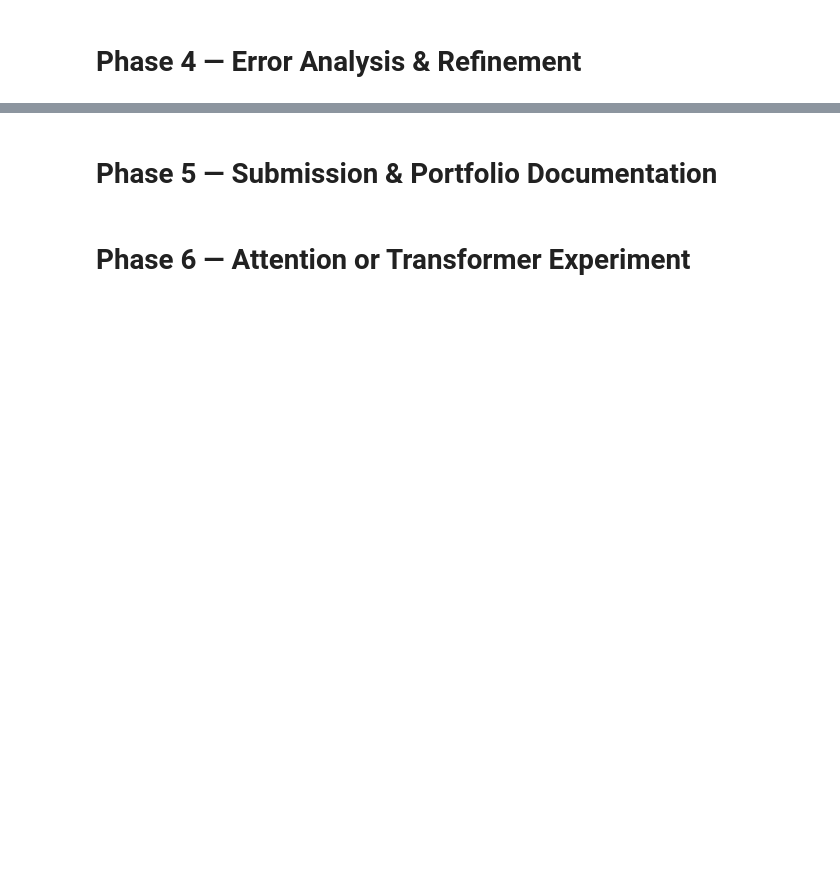
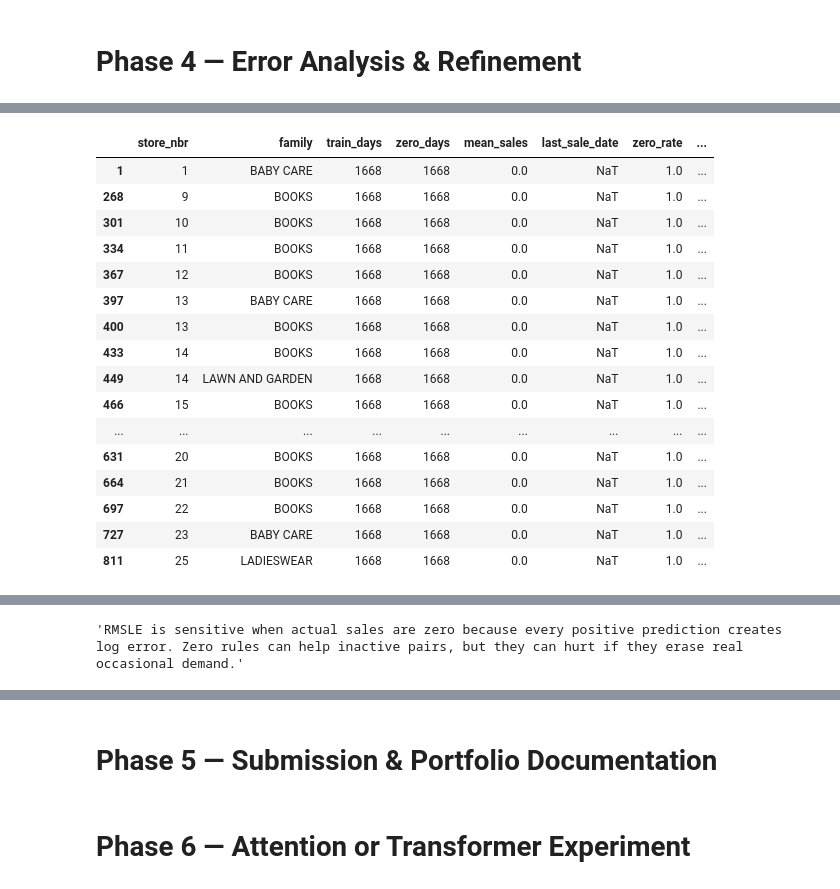
Before and after one commit to mutassimalzeem/store-sales-time-series-forecasting, a Jupyter notebook: notebooks/analysis.ipynb, the cells around one changed output, grey strips where cells are left out. Cells and saved outputs as stored; diff of their text form; code cells hidden in the pictures; blank space fills up the shorter version.

```diff
--- a/notebooks/analysis.ipynb
+++ b/notebooks/analysis.ipynb
@@ -2868,0 +3257,78 @@ selected_model_summary
+# %%
+zero_history = holdout_train_features.assign(
+    nonzero_sale_date=lambda df: df["date"].where(df["sales"].gt(0))
+)
+zero_profile = zero_history.groupby(["store_nbr", "family"], as_index=False).agg(
+    train_days=("sales", "size"),
+    zero_days=("sales", lambda values: int((values == 0).sum())),
+    mean_sales=("sales", "mean"),
+    last_sale_date=("nonzero_sale_date", "max"),
+)
+zero_profile["zero_rate"] = zero_profile["zero_days"] / zero_profile["train_days"]
+zero_profile["days_since_last_sale"] = (validation_start_date - zero_profile["last_sale_date"]).dt.days
+zero_profile["zero_sales_segment"] = np.select(
+    [
+        zero_profile["zero_rate"].ge(0.98) & zero_profile["days_since_last_sale"].fillna(9999).ge(90),
+        zero_profile["zero_rate"].ge(0.75),
+    ],
+    ["likely inactive", "occasional or sparse demand"],
+    default="active demand",
+)
+
+validation_zero_analysis = validation_analysis.merge(
+    zero_profile[["store_nbr", "family", "zero_rate", "days_since_last_sale", "zero_sales_segment"]],
+    on=["store_nbr", "family"],
+    how="left",
+)
+
+inactive_mask = validation_zero_analysis["zero_sales_segment"].eq("likely inactive")
+zero_rule_predictions = validation_zero_analysis["prediction"].copy()
+zero_rule_predictions.loc[inactive_mask] = 0
+small_value_clipped_predictions = validation_zero_analysis["prediction"].where(
+    validation_zero_analysis["prediction"].ge(1),
+    0,
+)
+
+zero_sales_rule_scores = pd.DataFrame(
+    [
+        {"rule": "current non-negative predictions", "rmsle": rmsle(validation_zero_analysis["sales"], validation_zero_analysis["prediction"].clip(lower=0)), "changed_rows": 0},
+        {"rule": "set likely inactive pairs to zero", "rmsle": rmsle(validation_zero_analysis["sales"], zero_rule_predictions), "changed_rows": int(inactive_mask.sum())},
+        {"rule": "clip predictions below 1 to zero", "rmsle": rmsle(validation_zero_analysis["sales"], small_value_clipped_predictions), "changed_rows": int((validation_zero_analysis["prediction"] < 1).sum())},
+    ]
+).sort_values("rmsle")
+
+zero_segment_summary = validation_zero_analysis.groupby("zero_sales_segment", as_index=False).agg(
+    rows=("sales", "size"),
+    actual_zero_rate=("sales", lambda values: float((values == 0).mean())),
+    predicted_mean=("prediction", "mean"),
+    actual_mean=("sales", "mean"),
+    rmsle=("squared_log_error", lambda values: float(np.sqrt(np.mean(values)))),
+)
+
+display(zero_profile.sort_values(["zero_rate", "days_since_last_sale"], ascending=False).head(20))
+display(zero_segment_summary)
+display(zero_sales_rule_scores)
+
+zero_sales_note = (
+    "RMSLE is sensitive when actual sales are zero because every positive prediction creates log error. "
+    "Zero rules can help inactive pairs, but they can hurt if they erase real occasional demand."
+)
+zero_sales_note
+# %% [output]
+|  | store_nbr | family | train_days | zero_days | mean_sales | last_sale_date | zero_rate | ... |
+| 1 | 1 | BABY CARE | 1668 | 1668 | 0.0 | NaT | 1.0 | ... |
+| 268 | 9 | BOOKS | 1668 | 1668 | 0.0 | NaT | 1.0 | ... |
+| 301 | 10 | BOOKS | 1668 | 1668 | 0.0 | NaT | 1.0 | ... |
+| 334 | 11 | BOOKS | 1668 | 1668 | 0.0 | NaT | 1.0 | ... |
+| 367 | 12 | BOOKS | 1668 | 1668 | 0.0 | NaT | 1.0 | ... |
+| 397 | 13 | BABY CARE | 1668 | 1668 | 0.0 | NaT | 1.0 | ... |
+| 400 | 13 | BOOKS | 1668 | 1668 | 0.0 | NaT | 1.0 | ... |
+| 433 | 14 | BOOKS | 1668 | 1668 | 0.0 | NaT | 1.0 | ... |
+| 449 | 14 | LAWN AND GARDEN | 1668 | 1668 | 0.0 | NaT | 1.0 | ... |
+| 466 | 15 | BOOKS | 1668 | 1668 | 0.0 | NaT | 1.0 | ... |
+| ... | ... | ... | ... | ... | ... | ... | ... | ... |
+| 631 | 20 | BOOKS | 1668 | 1668 | 0.0 | NaT | 1.0 | ... |
+| 664 | 21 | BOOKS | 1668 | 1668 | 0.0 | NaT | 1.0 | ... |
+| 697 | 22 | BOOKS | 1668 | 1668 | 0.0 | NaT | 1.0 | ... |
+| 727 | 23 | BABY CARE | 1668 | 1668 | 0.0 | NaT | 1.0 | ... |
+| 811 | 25 | LADIESWEAR | 1668 | 1668 | 0.0 | NaT | 1.0 | ... |
@@ -2868,0 +3343 @@ selected_model_summary
+'RMSLE is sensitive when actual sales are zero because every positive prediction creates log error. Zero rules can help inactive pairs, but they can hurt if they erase real occasional demand.'
```
Also changed, not shown: parts of 19 cells of this notebook.
